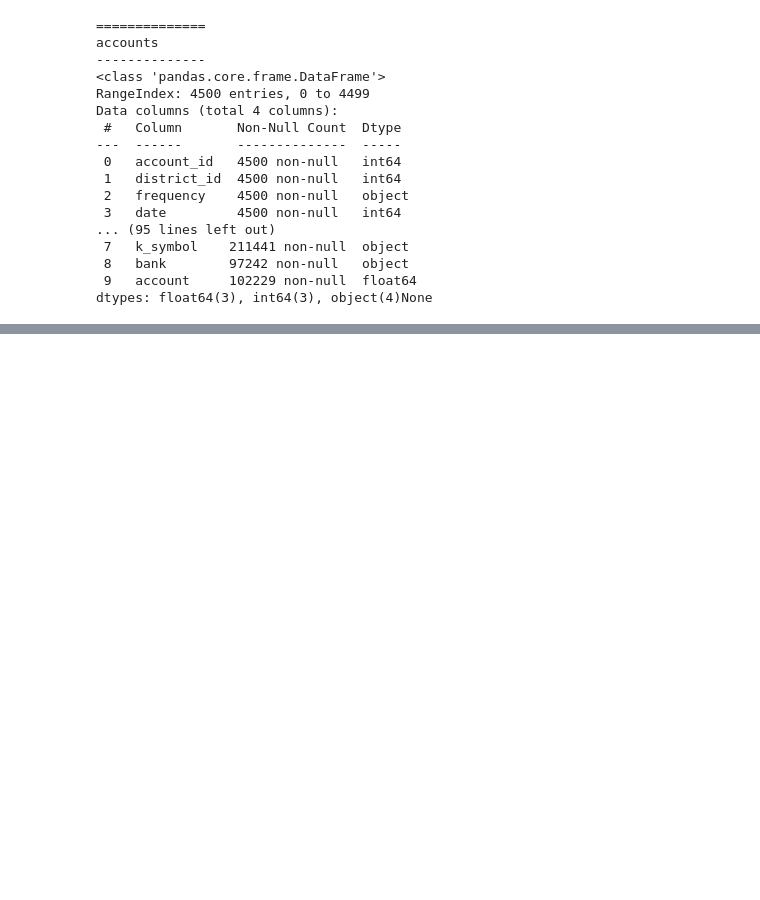
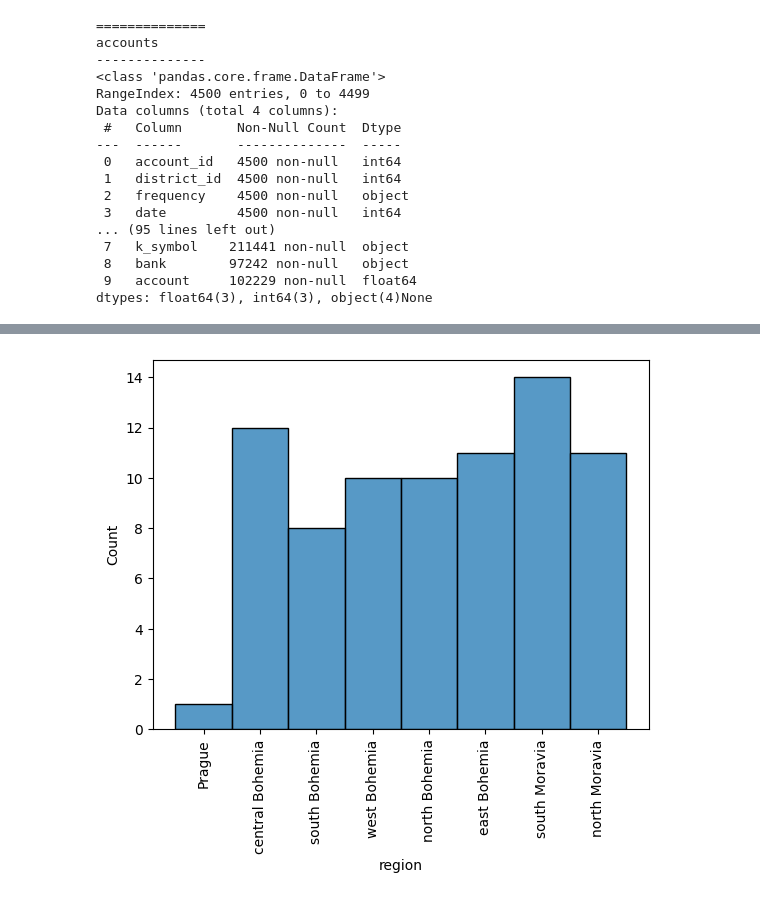
Before and after one commit to biromiro/feup-ac, a Jupyter notebook: main.ipynb, the cells around one changed output, grey strips where cells are left out. Cells and saved outputs as stored; diff of their text form; code cells hidden in the pictures; blank space fills up the shorter version.

```diff
--- a/main.ipynb
+++ b/main.ipynb
@@ -223,2 +373,8 @@ disp['type'].hist()
+# %%
+# x labels rotated 90º
+g = sns.histplot(districts, x='region')
+_ = g.set_xticklabels(g.get_xticklabels(), rotation=90)
+# %% [output]
+[figure, added]
 # %%
 msno.heatmap(trans_dev)
```
Also changed, not shown: parts of 15 cells of this notebook, 1 other file.
